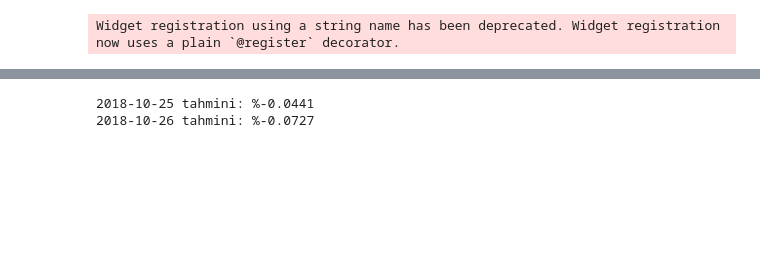
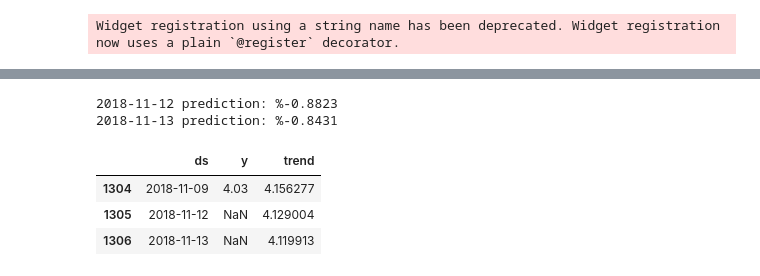
Before and after one commit to giraygokirmak/Additive-Regression-Stock-Price-Prediction, a Jupyter notebook: stockTrendPrediction.ipynb, the cells around one changed output, grey strips where cells are left out. Cells and saved outputs as stored; diff of their text form; code cells hidden in the pictures; blank space fills up the shorter version.

```diff
--- a/stockTrendPrediction.ipynb
+++ b/stockTrendPrediction.ipynb
@@ -108,11 +133,19 @@ RMSE: 0.034885
+# %%
+forward_lookup = forecast.loc[orgDatLen+1:orgDatLen+3][['ds','y','yhat','trend']]
+forward_lookup['yhat'] = forward_lookup['yhat']
+forward_lookup['ds'] = forward_lookup['ds'].astype(str)
 # %%
-bugun_tahmini = forecast.loc[:orgDatLen+2].tail(3)[['ds','yhat']]
-bugun_tahmini['yhat'] = np.exp(bugun_tahmini['yhat'])
-bugun_tahmini['ds'] = bugun_tahmini['ds'].astype(str)
-print("{0} tahmini: %{1:,.4f}".format((bugun_tahmini['ds'].values[1])
-                                      ,bugun_tahmini['yhat'].pct_change().values[1]*100))
-print("{0} tahmini: %{1:,.4f}".format((bugun_tahmini['ds'].values[2])
-                                      ,bugun_tahmini['yhat'].pct_change().values[2]*100))
+print("{0} prediction: %{1:,.4f}".format((forward_lookup['ds'].values[1])
+                                      ,forward_lookup['yhat'].pct_change().values[1]*100))
+print("{0} prediction: %{1:,.4f}".format((forward_lookup['ds'].values[2])
+                                      ,forward_lookup['yhat'].pct_change().values[2]*100))
 # %% [output]
-2018-10-25 tahmini: %-0.0441
-2018-10-26 tahmini: %-0.0727
+2018-11-12 prediction: %-0.8823
+2018-11-13 prediction: %-0.8431
+# %%
+forward_lookup[['ds','y','trend']]
+# %% [output]
+|  | ds | y | trend |
+| 1304 | 2018-11-09 | 4.03 | 4.156277 |
+| 1305 | 2018-11-12 | NaN | 4.129004 |
+| 1306 | 2018-11-13 | NaN | 4.119913 |
```
Also changed, not shown: parts of 28 cells of this notebook, 1 other file.
